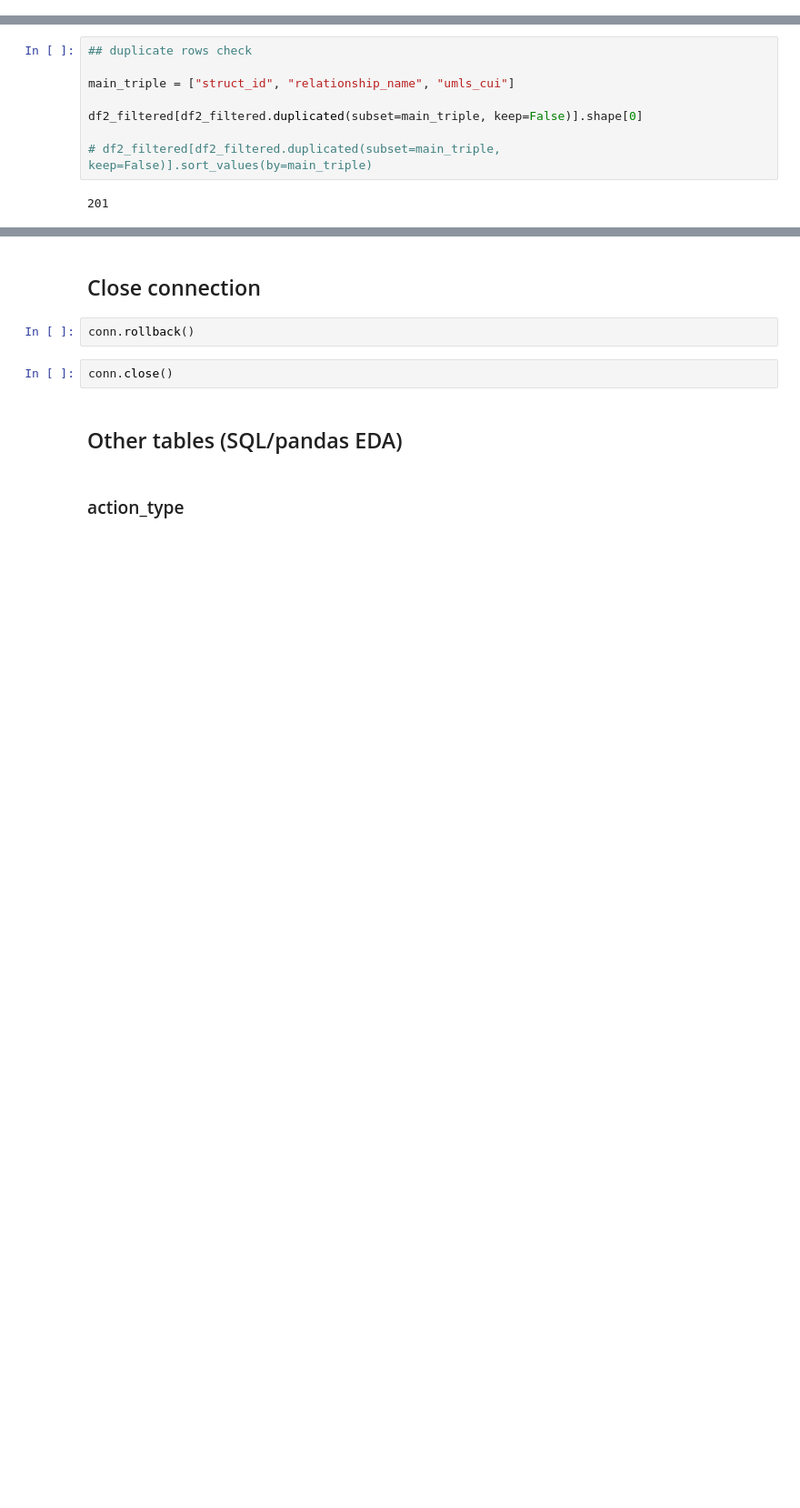
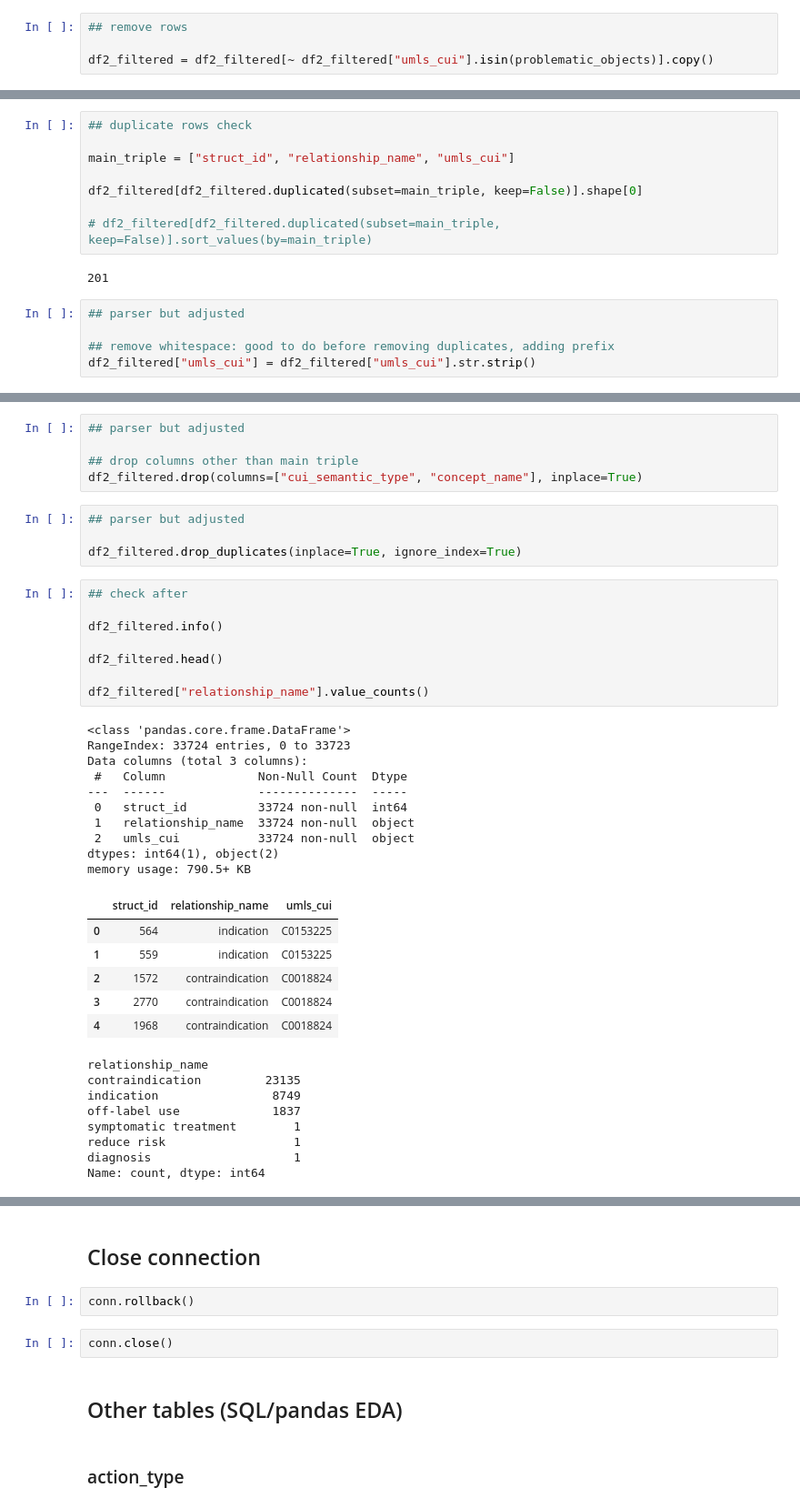
Before and after one commit to NCATSTranslator/translator-ingests, a Jupyter notebook: src/translator_ingest/ingests/drugcentral/eda_and_parser_dev.ipynb, the cells around one changed output, grey strips where cells are left out. Shown at 91% size. Saved outputs shown, nothing was run; the diff lists cells and outputs as text; blank space fills up the shorter version.

```diff
--- a/src/translator_ingest/ingests/drugcentral/eda_and_parser_dev.ipynb
+++ b/src/translator_ingest/ingests/drugcentral/eda_and_parser_dev.ipynb
@@ -1309,0 +1417,4 @@ df2_filtered[df2_filtered["concept_name"].str.contains("canine")]
+# %%
+## remove rows
+
+df2_filtered = df2_filtered[~ df2_filtered["umls_cui"].isin(problematic_objects)].copy()
@@ -1317,3 +1434,8 @@ df2_filtered[df2_filtered.duplicated(subset=main_triple, keep=False)].shape[0]
 # df2_filtered[df2_filtered.duplicated(subset=main_triple, keep=False)].sort_values(by=main_triple)
 # %% [output]
 201
+# %%
+## parser but adjusted
+
+## remove whitespace: good to do before removing duplicates, adding prefix
+df2_filtered["umls_cui"] = df2_filtered["umls_cui"].str.strip()
@@ -1319,0 +1453,42 @@ df2_filtered[df2_filtered.duplicated(subset=main_triple, keep=False)].shape[0]
+# %%
+## parser but adjusted
+
+## drop columns other than main triple
+df2_filtered.drop(columns=["cui_semantic_type", "concept_name"], inplace=True)
+# %%
+## parser but adjusted
+
+df2_filtered.drop_duplicates(inplace=True, ignore_index=True)
+# %%
+## check after
+
+df2_filtered.info()
+
+df2_filtered.head()
+
+df2_filtered["relationship_name"].value_counts()
+# %% [output]
+<class 'pandas.core.frame.DataFrame'>
+RangeIndex: 33724 entries, 0 to 33723
+Data columns (total 3 columns):
+ #   Column             Non-Null Count  Dtype
+---  ------             --------------  -----
+ 0   struct_id          33724 non-null  int64
+ 1   relationship_name  33724 non-null  object
+ 2   umls_cui           33724 non-null  object
+dtypes: int64(1), object(2)
+memory usage: 790.5+ KB
+|  | struct_id | relationship_name | umls_cui |
+| 0 | 564 | indication | C0153225 |
+| 1 | 559 | indication | C0153225 |
+| 2 | 1572 | contraindication | C0018824 |
+| 3 | 2770 | contraindication | C0018824 |
+| 4 | 1968 | contraindication | C0018824 |
+relationship_name
+contraindication         23135
+indication                8749
+off-label use             1837
+symptomatic treatment        1
+reduce risk                  1
+diagnosis                    1
+Name: count, dtype: int64
```
Also changed, not shown: parts of 29 cells of this notebook.
